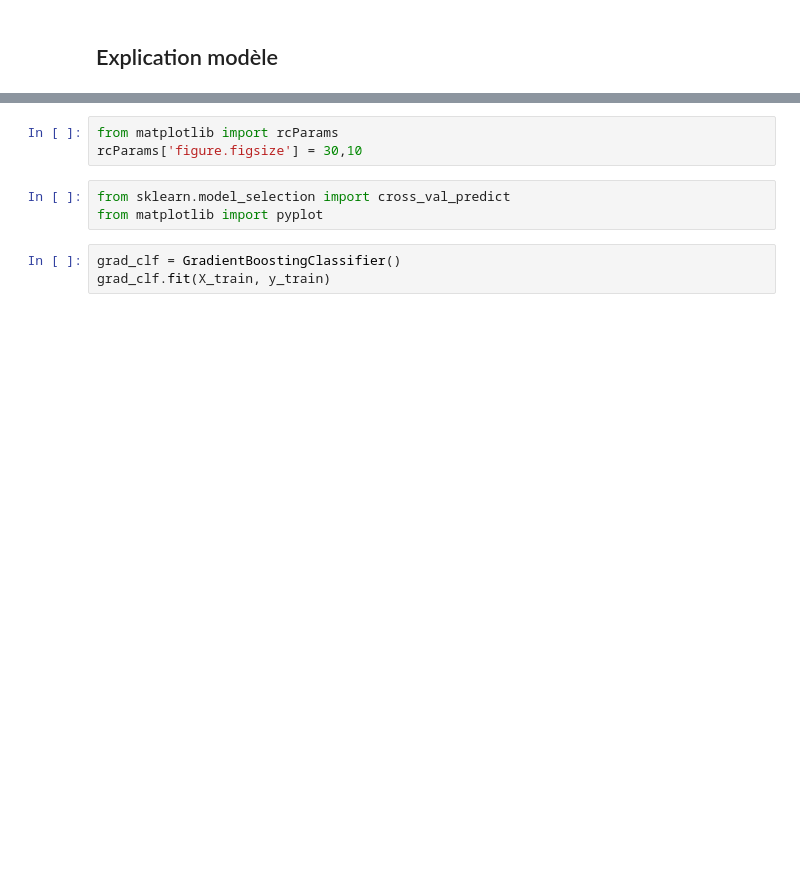
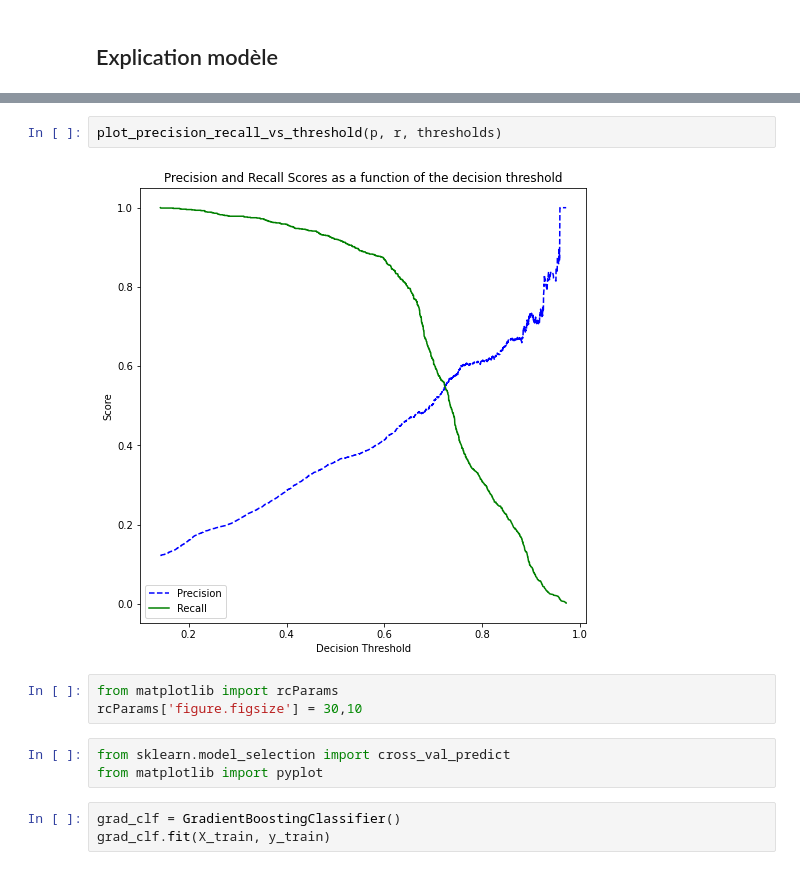
Before and after one commit to emilio-desousa/product_subscription, a Jupyter notebook: notebooks/Gridsearch.ipynb, the cells around one changed output, grey strips where cells are left out. Cells and saved outputs as stored; diff of their text form; blank space fills up the shorter version.

```diff
--- a/notebooks/Gridsearch.ipynb
+++ b/notebooks/Gridsearch.ipynb
@@ -487,3 +551,7 @@ weighted avg       0.92      0.89      0.90      9028
+# %%
+plot_precision_recall_vs_threshold(p, r, thresholds)
+# %% [output]
+[figure, added]
 # %%
 from matplotlib import rcParams
 rcParams['figure.figsize'] = 30,10
```
Also changed, not shown: parts of 18 cells of this notebook, 2 other files.
